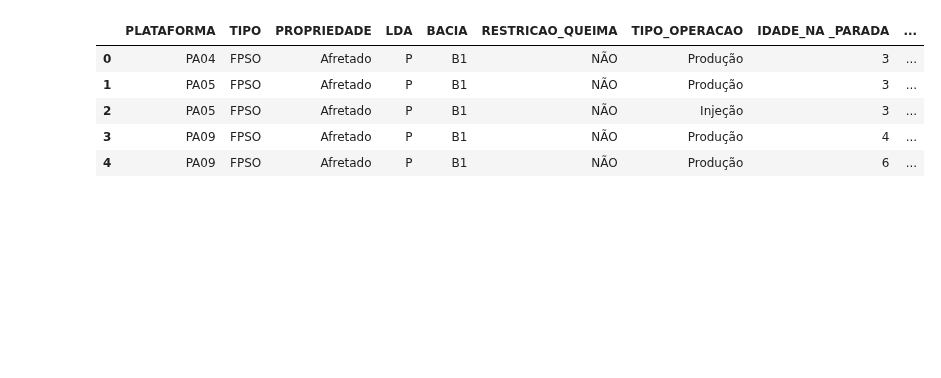
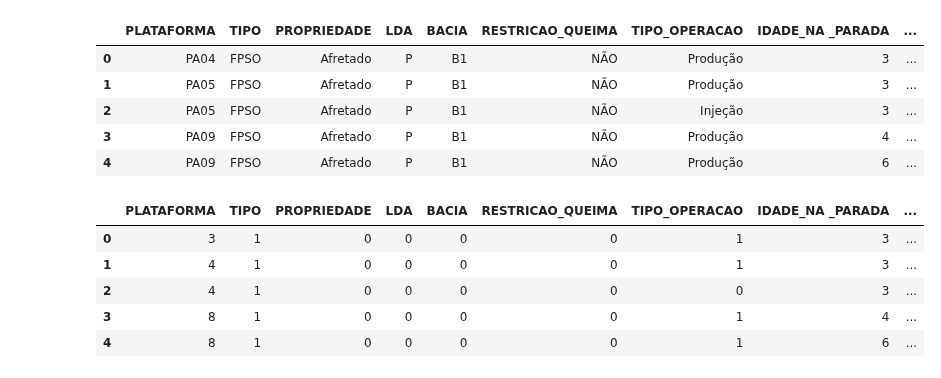
Before and after one commit to LAOLIVEIRA1972/PUC_MVP, a Jupyter notebook: mvp_v0.ipynb, the cells around one changed output. Saved outputs shown, nothing was run; the diff lists cells and outputs as text; code cells hidden in the pictures; blank space fills up the shorter version.

```diff
--- a/mvp_v0.ipynb
+++ b/mvp_v0.ipynb
@@ -1,39 +1,54 @@
 # %% [markdown]
 <a href="https://colab.research.google.com/github/LAOLIVEIRA1972/PUC_MVP/blob/main/mvp_v0.ipynb" target="_parent"><img src="https://colab.research.google.com/assets/colab-badge.svg" alt="Open In Colab"/></a>
 # %%
+# Configuração para não exibir os warnings
+import warnings
+warnings.filterwarnings("ignore")
+
+# importações necessárias
 import pandas as pd
 import numpy as np
 import matplotlib.pyplot as plt
 from sklearn.model_selection import train_test_split # para particionar em bases de treino e teste (holdout)
 from sklearn.model_selection import KFold # para preparar os folds da validação cruzada
 from sklearn.model_selection import cross_val_score # para executar a validação cruzada
 from sklearn.metrics import mean_squared_error # métrica de avaliação MSE
 from sklearn.linear_model import LinearRegression # algoritmo Regressão Linear
 from sklearn.linear_model import Ridge # algoritmo Regularização Ridge
 from sklearn.linear_model import Lasso # algoritmo Regularização Lasso
 from sklearn.neighbors import KNeighborsRegressor # algoritmo KNN
 from sklearn.tree import DecisionTreeRegressor # algoritmo Árvore de Regressão
 from sklearn.svm import SVR # algoritmo SVM
 
 # Informa a URL de importação do dataset (usando o link raw para o arquivo no GitHub)
 url = "https://raw.githubusercontent.com/LAOLIVEIRA1972/PUC_MVP/main/dataset_plataformas.xlsx"
 
 # Lê o arquivo
 dataset = pd.read_excel(url)
 
 # Mostra as primeiras linhas do dataset
 display(dataset.head())
 
-cols_cat = ["PLATAFORMA", "TIPO", "PROPRIEDADE","LDA", "BACIA", "RESTRICAO_QUEIMA","TIPO_OPERACAO"]
+# transforma atributos categóricos em numéricos
+cols_cat = ["PLATAFORMA", "TIPO", "PROPRIEDADE","LDA", "BACIA", "RESTRICAO_QUEIMA", "TIPO_OPERACAO"]
 for col in cols_cat:
-    df[col] = df[col].replace({sorted(df[col].unique())[i]:i for i in range(len(sorted(df[col].unique())))})
+    dataset[col] = dataset[col].replace({sorted(dataset[col].unique())[i]:i for i in range(len(sorted(dataset[col].unique())))})
+
+# Mostra as primeiras linhas do dataset
+display(dataset.head())
 # %% [output]
 |  | PLATAFORMA | TIPO | PROPRIEDADE | LDA | BACIA | RESTRICAO_QUEIMA | TIPO_OPERACAO | IDADE_NA _PARADA | ... |
 | 0 | PA04 | FPSO | Afretado | P | B1 | NÃO | Produção | 3 | ... |
 | 1 | PA05 | FPSO | Afretado | P | B1 | NÃO | Produção | 3 | ... |
 | 2 | PA05 | FPSO | Afretado | P | B1 | NÃO | Injeção | 3 | ... |
 | 3 | PA09 | FPSO | Afretado | P | B1 | NÃO | Produção | 4 | ... |
 | 4 | PA09 | FPSO | Afretado | P | B1 | NÃO | Produção | 6 | ... |
+|  | PLATAFORMA | TIPO | PROPRIEDADE | LDA | BACIA | RESTRICAO_QUEIMA | TIPO_OPERACAO | IDADE_NA _PARADA | ... |
+| 0 | 3 | 1 | 0 | 0 | 0 | 0 | 1 | 3 | ... |
+| 1 | 4 | 1 | 0 | 0 | 0 | 0 | 1 | 3 | ... |
+| 2 | 4 | 1 | 0 | 0 | 0 | 0 | 0 | 3 | ... |
+| 3 | 8 | 1 | 0 | 0 | 0 | 0 | 1 | 4 | ... |
+| 4 | 8 | 1 | 0 | 0 | 0 | 0 | 1 | 6 | ... |
 # %%
 # Preparação dos dados
 
```
Also changed, not shown: parts of 1 cell of this notebook.
